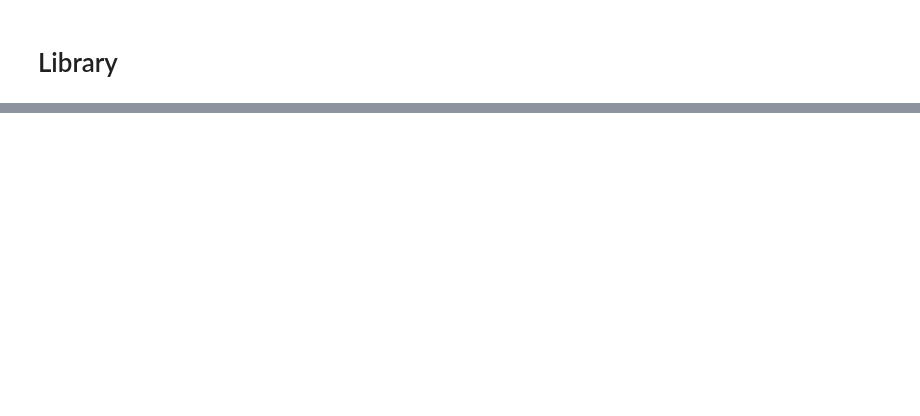
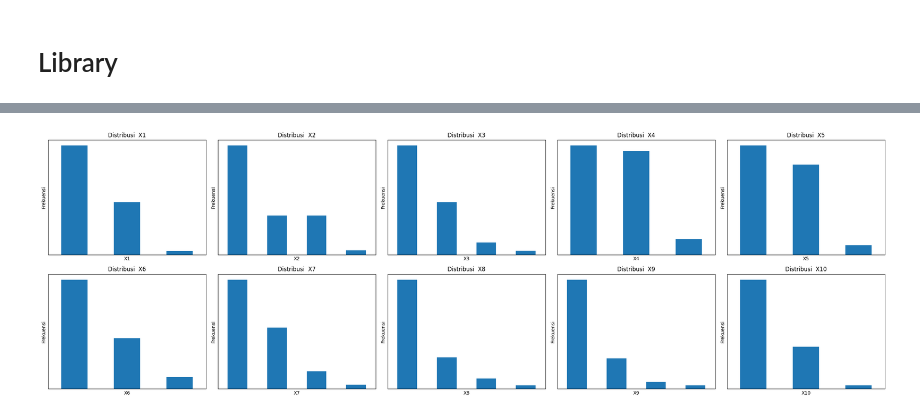
Before and after one commit to williamuntung/Pengaruh-Efikasi-Diri-Terhadap-Tingkat-Stress-Periode-UTS-Data-Science-B28, a Jupyter notebook: modeling.ipynb, the cells around one changed output, grey strips where cells are left out. Saved outputs shown, nothing was run; the diff lists cells and outputs as text; code cells hidden in the pictures; blank space fills up the shorter version.

```diff
--- a/modeling.ipynb
+++ b/modeling.ipynb
@@ -16,5 +9,0 @@ df = df.rename(columns={'Kelas \n(Kelas LAB / Survey Sampling and Methodology)'
-# %%
-new_columns_var_y = {
-    old: f"Y{i+1}"
-    for i, old in enumerate(df.columns[3:23])
-}
@@ -41,5 +9,0 @@ df.iloc[:, 20:25].head()
-# %%
-new_columns_var_x = {
-    old: f"X{i+1}"
-    for i, old in enumerate(df.columns[23:33])
-}
@@ -91,0 +113,17 @@ df_final.head()
+# %%
+fig, ax = plt.subplots(2, 5, figsize=(25, 8))
+
+ax = ax.flatten()
+
+for i, col in enumerate(var_x.columns):
+    var_x[col].value_counts().plot(kind = 'bar', ax = ax[i])
+    ax[i].set_title(f'Distribusi  {col}')
+    ax[i].set_xlabel(f'{col}')
+    ax[i].set_ylabel('Frekuensi')
+    ax[i].set_xticks([])
+    ax[i].set_yticks([])
+
+plt.tight_layout()
+plt.show()
+# %% [output]
+[figure, added]
```
Also changed, not shown: parts of 35 cells of this notebook.
